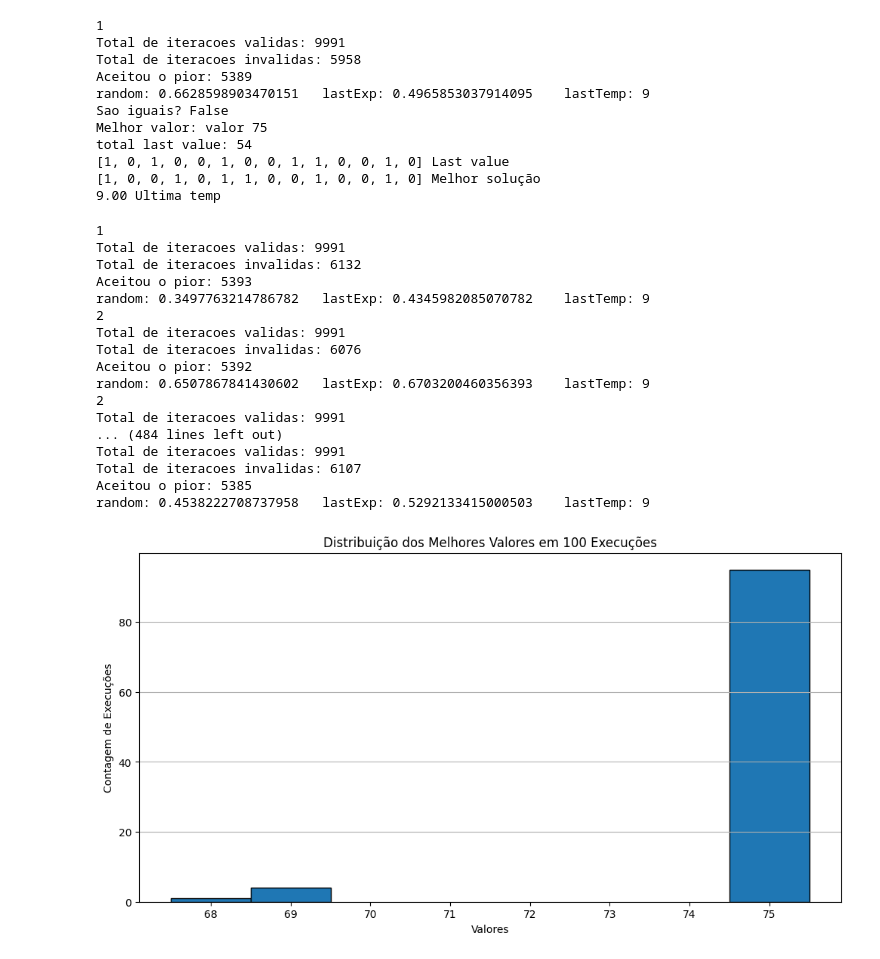
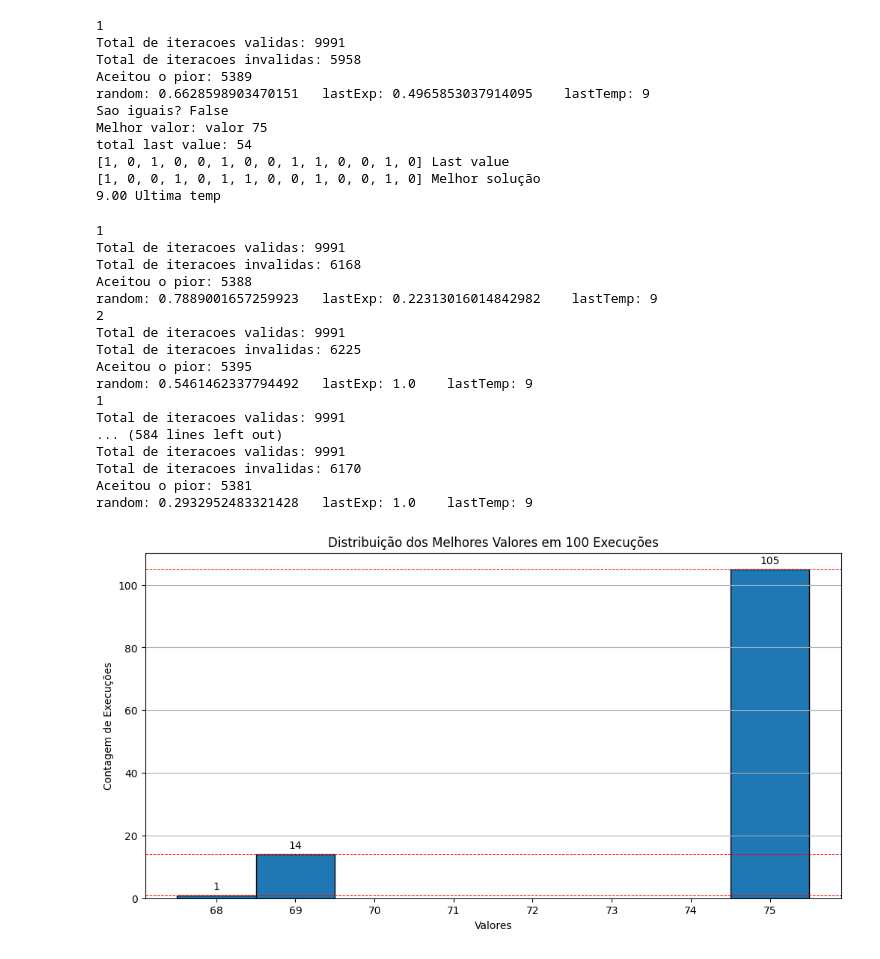
Before and after one commit to Nkamura/SI-Knapsack-problem, a Jupyter notebook: Better Alg.ipynb, the cells around one changed output. Saved outputs shown, nothing was run; the diff lists cells and outputs as text; code cells hidden in the pictures.

Commit message:
Last version
With the best solutions ploted.

```diff
--- a/Better Alg.ipynb
+++ b/Better Alg.ipynb
@@ -210,44 +210,50 @@ import numpy as np
 import random
 import math
 import copy
 import matplotlib.pyplot as plt
 
 # [Assumindo que sua função solveKnapsack já está definida anteriormente]
 
 results = []
-num_iterations = 100  # Número de execuções
+num_iterations = 120  # Número de execuções
 for i in range(num_iterations):
     bestSolution, bestValue, lastSolution, lastTemp = solveKnapsack()
     results.append(bestValue)
 
 # Obter todos os valores únicos e suas contagens
 unique_values, counts = np.unique(results, return_counts=True)
 
 # Criar o gráfico
 plt.figure(figsize=(12, 6))
-plt.bar(unique_values, counts, width=1, edgecolor='black', align='center')
+bars = plt.bar(unique_values, counts, width=1, edgecolor='black', align='center')
 plt.xlabel('Valores')
 plt.ylabel('Contagem de Execuções')
 plt.title('Distribuição dos Melhores Valores em 100 Execuções')
 plt.xticks(np.arange(min(unique_values), max(unique_values) + 1, 1))  # Definindo o eixo X de 1 em 1
 plt.grid(axis='y')  # Adicionando grade para facilitar a visualização
+
+# Adicionar linhas pontilhadas nos valores do eixo Y
+for i in range(len(counts)):
+    plt.axhline(y=counts[i], color='red', linestyle='--', linewidth=0.7)  # Linha pontilhada
+    plt.text(unique_values[i], counts[i] + 1, str(counts[i]), ha='center', va='bottom')  # Adiciona o valor em cima da barra
+
 plt.show()
 # %% [output]
 1
 Total de iteracoes validas: 9991
-Total de iteracoes invalidas: 6132
-Aceitou o pior: 5393
-random: 0.3497763214786782   lastExp: 0.4345982085070782    lastTemp: 9
+Total de iteracoes invalidas: 6168
+Aceitou o pior: 5388
+random: 0.7889001657259923   lastExp: 0.22313016014842982    lastTemp: 9
 2
 Total de iteracoes validas: 9991
-Total de iteracoes invalidas: 6076
-Aceitou o pior: 5392
-random: 0.6507867841430602   lastExp: 0.6703200460356393    lastTemp: 9
-2
+Total de iteracoes invalidas: 6225
+Aceitou o pior: 5395
+random: 0.5461462337794492   lastExp: 1.0    lastTemp: 9
+1
 Total de iteracoes validas: 9991
-... (484 lines left out)
+... (584 lines left out)
 Total de iteracoes validas: 9991
-Total de iteracoes invalidas: 6107
-Aceitou o pior: 5385
-random: 0.4538222708737958   lastExp: 0.5292133415000503    lastTemp: 9
+Total de iteracoes invalidas: 6170
+Aceitou o pior: 5381
+random: 0.2932952483321428   lastExp: 1.0    lastTemp: 9
-[figure, old version]
+[figure, new version]
```
Also changed, not shown: parts of 1 cell of this notebook.
